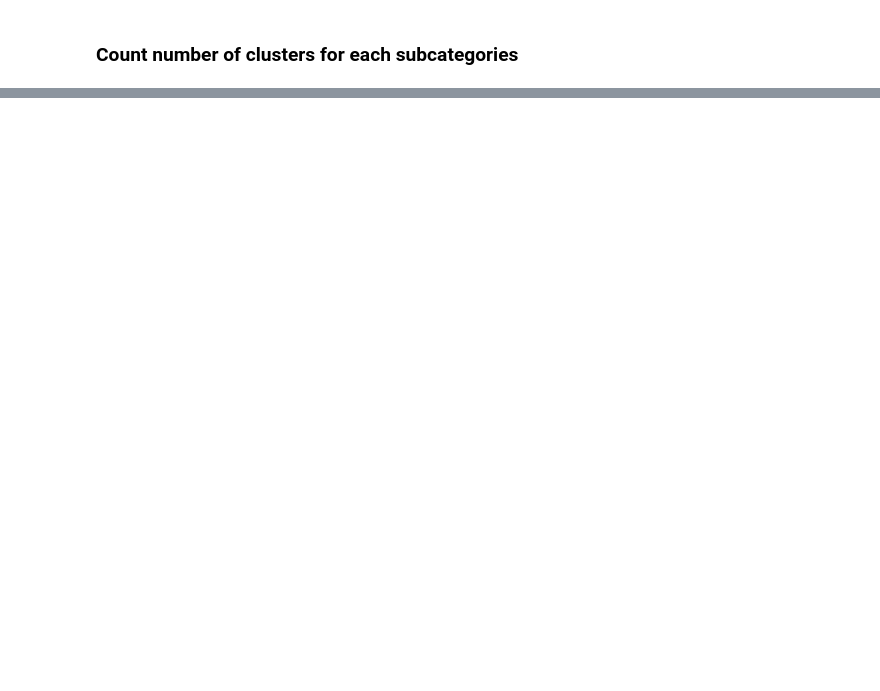
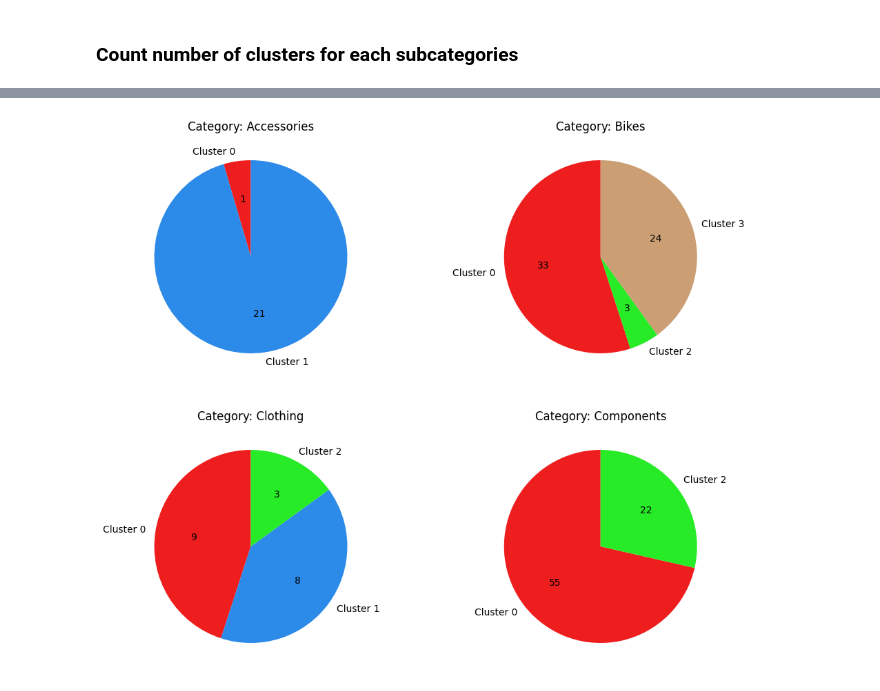
Before and after one commit to trungtranquoc/Data-Warehouse-Product-Mix-Clustering, a Jupyter notebook: data_clustering.ipynb, the cells around one changed output, grey strips where cells are left out. Drawn from its saved outputs; the diff is of its cells as text; code cells hidden in the pictures; blank space fills up the shorter version.

```diff
--- a/data_clustering.ipynb
+++ b/data_clustering.ipynb
@@ -433,0 +435,26 @@ display(category_cluster_counts)
+# %%
+# Plot pie chart for each category
+# Draw as 4 subfigures with ncols = 2
+
+fig, axes = plt.subplots(2, 2, figsize=(12, 10))
+axes = axes.ravel()
+
+colors_mapping = ["#ee1e1e","#2c8ae8","#26eb26","#cb9f73"]
+
+for i, (category_id, row) in enumerate(category_cluster_counts.iterrows()):
+    ax = axes[i]
+
+    # Filter out zero values
+    idx = row > 0
+    counts = row[idx].values
+    total = counts.sum()
+    ax.pie(counts,
+           labels=[f'Cluster {j}' for j in range(len(row)) if idx[j]],
+           autopct=lambda pct: f'{int(round(pct * total / 100.0))}',
+           startangle=90,
+           colors=[colors_mapping[j] for j in range(len(row)) if idx[j]])
+    ax.set_title(f'Category: {category_id}')
+
+plt.savefig('CategoryDistribution.png', dpi=300)
+# %% [output]
+[figure, added]
```
Also changed, not shown: parts of 3 cells of this notebook, 2 other files.
